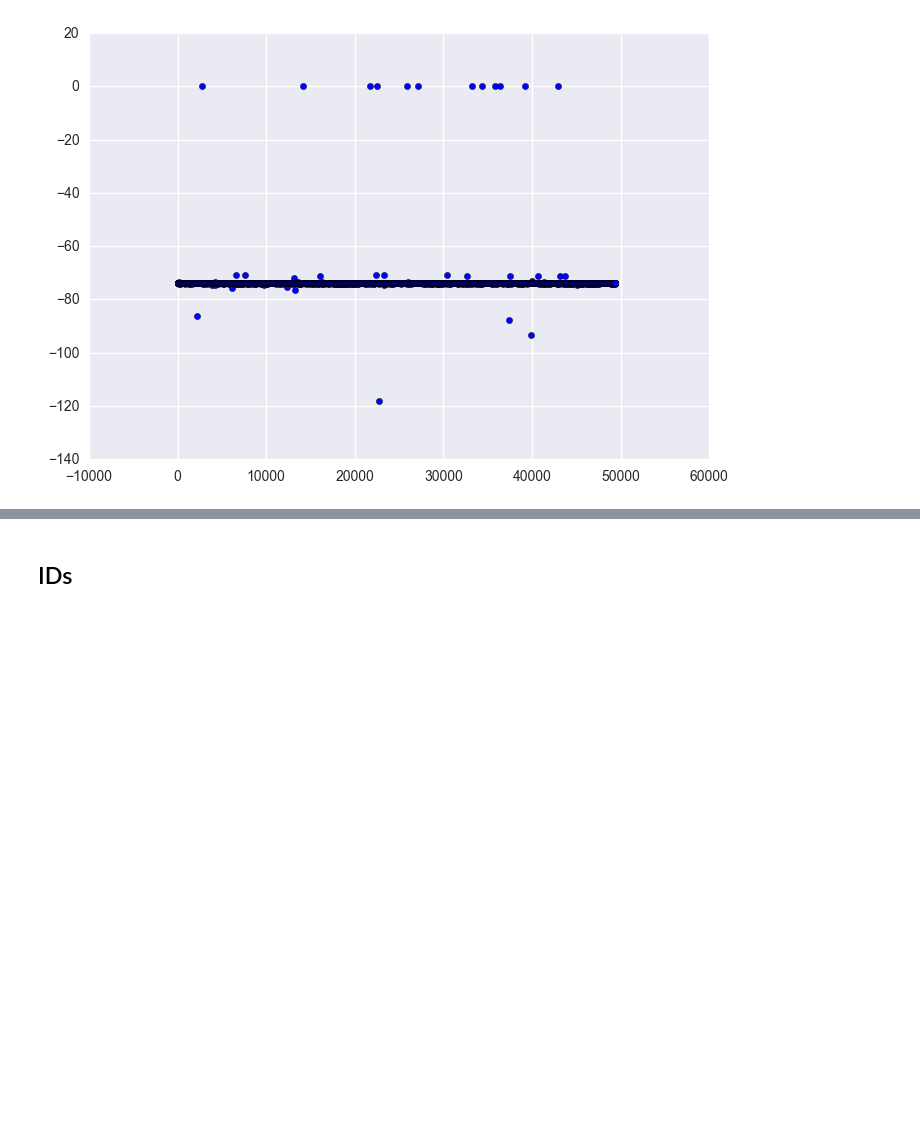
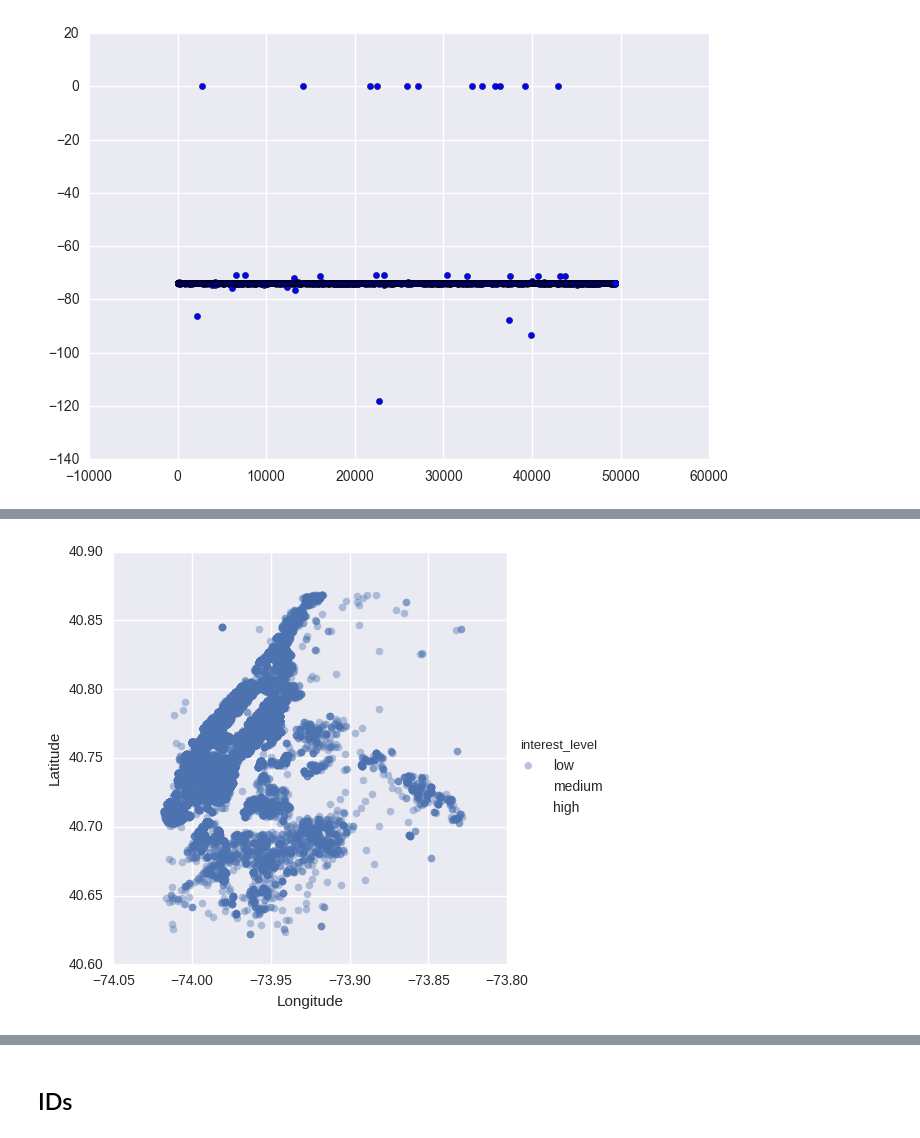
Before and after one commit to kyuni22/kagglebreak, a Jupyter notebook: rental_listing_inquiries/1704_first_work.ipynb, the cells around one changed output, grey strips where cells are left out. Saved outputs shown, nothing was run; the diff lists cells and outputs as text; code cells hidden in the pictures; blank space fills up the shorter version.

```diff
--- a/rental_listing_inquiries/1704_first_work.ipynb
+++ b/rental_listing_inquiries/1704_first_work.ipynb
@@ -387,0 +407,12 @@ plt.scatter(range(train.shape[0]), train['longitude'])
+# %%
+### Rent interest graph of New-York
+sns.lmplot(x="longitude", y="latitude", fit_reg=False, hue='interest_level',
+           hue_order=['low', 'medium', 'high'], scatter_kws={'alpha':0.4,'s':30},
+           data=train[(train.longitude>train.longitude.quantile(0.005))
+                           &(train.longitude<train.longitude.quantile(0.995))
+                           &(train.latitude>train.latitude.quantile(0.005))
+                           &(train.latitude<train.latitude.quantile(0.995))&(train.interest_level=='low')]);
+plt.xlabel('Longitude');
+plt.ylabel('Latitude');
+# %% [output]
+[figure, added]
```
Also changed, not shown: parts of 7 cells of this notebook.
